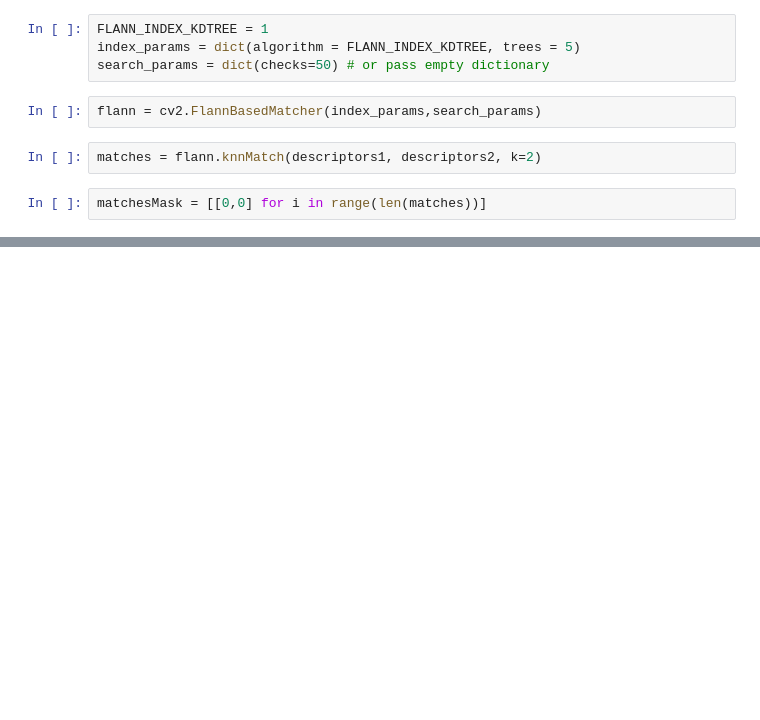
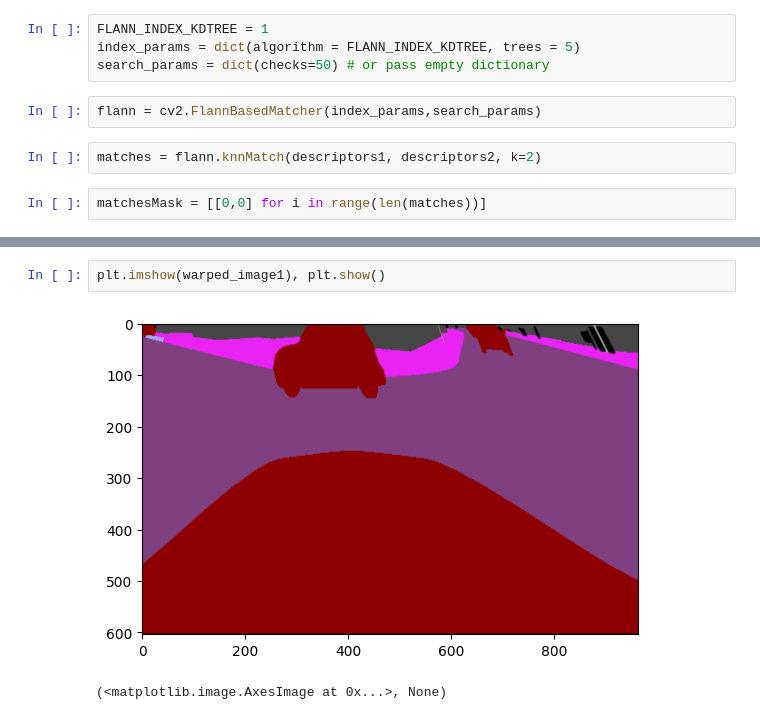
Before and after one commit to wuyasan/CVFinalProject, a Jupyter notebook: notebooks/sift_flann.ipynb, the cells around one changed output, grey strips where cells are left out. Cells and saved outputs as stored; diff of their text form; blank space fills up the shorter version.

```diff
--- a/notebooks/sift_flann.ipynb
+++ b/notebooks/sift_flann.ipynb
@@ -66,0 +102,5 @@ plt.imshow(img4), plt.show()
+# %%
+plt.imshow(warped_image1), plt.show()
+# %% [output]
+[figure, added]
+(<matplotlib.image.AxesImage at 0x...>, None)
```
Also changed, not shown: parts of 5 cells of this notebook, 1 other file.
